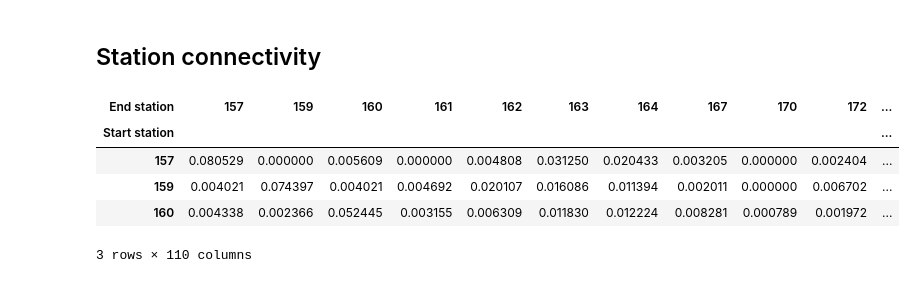
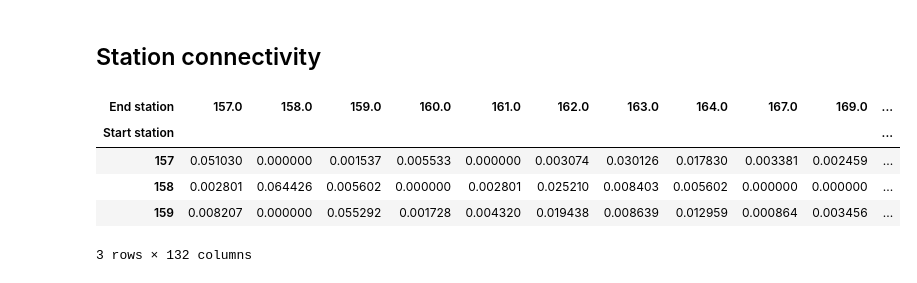
Before and after one commit to jonnor/bike-sharing-oslo, a Jupyter notebook: Oslo.ipynb, the cells around one changed output. Drawn from its saved outputs; the diff is of its cells as text; code cells hidden in the pictures.

```diff
--- a/Oslo.ipynb
+++ b/Oslo.ipynb
@@ -258,15 +266,15 @@ plt.savefig('Weekend Trips.png', format='png', dpi=300)
 ## Station connectivity
 # %%
 # How are stations connected to eachother?
-period = trips['2016-06-03':'2016-07-13']
+period = trips
 cross = pandas.crosstab(period['Start station'], period['End station'])
 relative = cross.div(cross.sum(axis=1), axis=0)
 relative[:3]
 # %% [output]
-| End station | 157 | 159 | 160 | 161 | 162 | 163 | 164 | 167 | 170 | 172 | ... |
+| End station | 157.0 | 158.0 | 159.0 | 160.0 | 161.0 | 162.0 | 163.0 | 164.0 | 167.0 | 169.0 | ... |
 | Start station |  |  |  |  |  |  |  |  |  |  | ... |
-| 157 | 0.080529 | 0.000000 | 0.005609 | 0.000000 | 0.004808 | 0.031250 | 0.020433 | 0.003205 | 0.000000 | 0.002404 | ... |
-| 159 | 0.004021 | 0.074397 | 0.004021 | 0.004692 | 0.020107 | 0.016086 | 0.011394 | 0.002011 | 0.000000 | 0.006702 | ... |
-| 160 | 0.004338 | 0.002366 | 0.052445 | 0.003155 | 0.006309 | 0.011830 | 0.012224 | 0.008281 | 0.000789 | 0.001972 | ... |
+| 157 | 0.051030 | 0.000000 | 0.001537 | 0.005533 | 0.000000 | 0.003074 | 0.030126 | 0.017830 | 0.003381 | 0.002459 | ... |
+| 158 | 0.002801 | 0.064426 | 0.005602 | 0.000000 | 0.002801 | 0.025210 | 0.008403 | 0.005602 | 0.000000 | 0.000000 | ... |
+| 159 | 0.008207 | 0.000000 | 0.055292 | 0.001728 | 0.004320 | 0.019438 | 0.008639 | 0.012959 | 0.000864 | 0.003456 | ... |
-3 rows × 110 columns
+3 rows × 132 columns
 # %%
```
Also changed, not shown: parts of 18 cells of this notebook, 1 other file.
